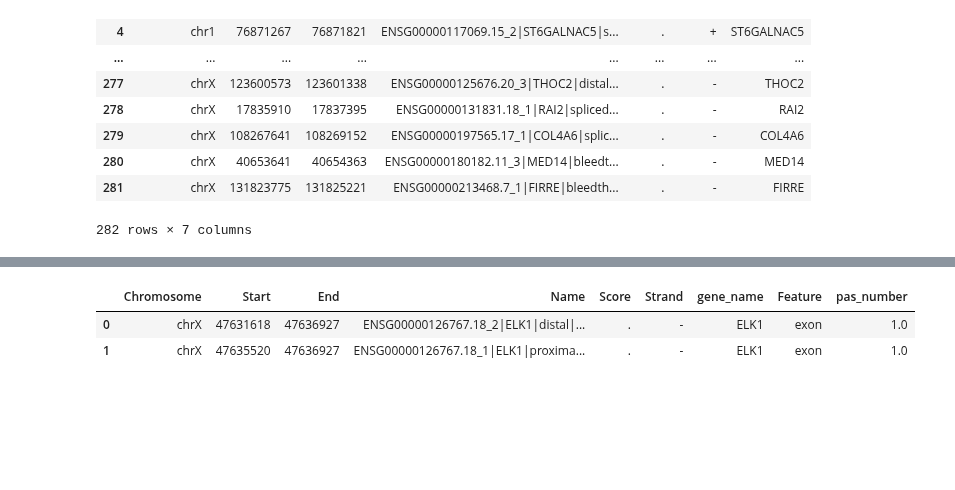
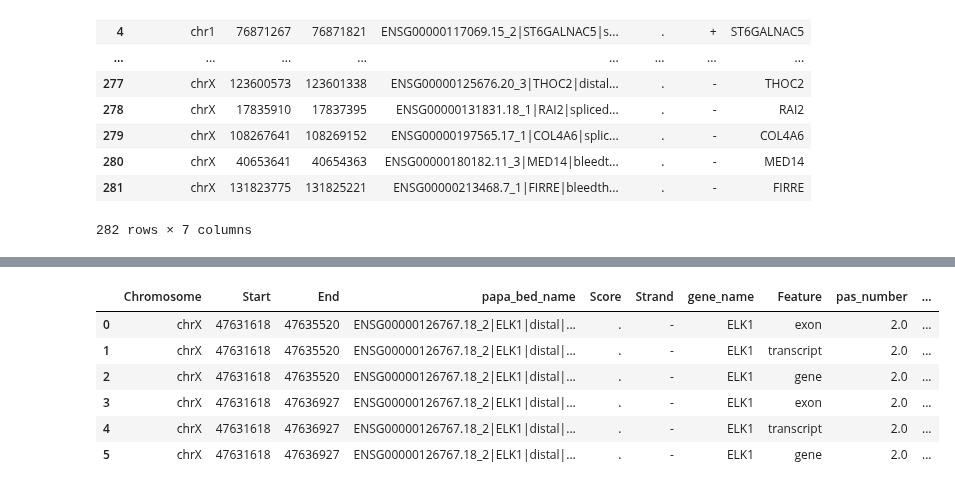
Before and after one commit to frattalab/tdp43-apa, a Jupyter notebook: slamseq/pg_papa_to_regions.ipynb, the cells around one changed output, grey strips where cells are left out. Saved outputs shown, nothing was run; the diff lists cells and outputs as text; code cells hidden in the pictures; blank space fills up the shorter version.

Commit message:
full owrkflow for PAPA events...

```diff
--- a/slamseq/pg_papa_to_regions.ipynb
+++ b/slamseq/pg_papa_to_regions.ipynb
@@ -230,0 +465,7 @@ papa_cryp_bed_upd
+# %%
+# For PAPA defined events, am going to assign transcript ID as le_id
+# for distal unique regions, add suffix to transcript ID so represented separately
+papa_cryp_dist_uniq.transcript_id = papa_cryp_dist_uniq.Name.str.split("\\|", expand=True)[0] + "__distal"
+papa_cryp_dist.transcript_id = papa_cryp_dist.Name.str.split("\\|", expand=True)[0]
+
+papa_cryp_dist
@@ -230,0 +486,7 @@ papa_cryp_bed_upd
+# %%
+# need to create 'gene', 'transcript' and 'exon' entries
+# exon already present
+grs = [papa_cryp_dist.assign("Feature", lambda df: pd.Series([feat]*len(df), index=df.index)) for feat in ["transcript", "gene"]]
+# combine into single gr
+papa_cryp_dists = pr.concat([papa_cryp_dist, *grs])
+papa_cryp_dists.Feature.value_counts()
@@ -230,0 +499,6 @@ papa_cryp_bed_upd
+# %%
+# repeat for unique regions
+grs = [papa_cryp_dist_uniq.assign("Feature", lambda df: pd.Series([feat]*len(df), index=df.index)) for feat in ["transcript", "gene"]]
+# combine into single gr
+papa_cryp_dist_uniqs = pr.concat([papa_cryp_dist_uniq, *grs])
+papa_cryp_dist_uniqs.Feature.value_counts()
@@ -230,0 +511,6 @@ papa_cryp_bed_upd
+# %%
+# combine into single GTF
+comb_gtf = pr.concat([papa_cryp_dist_uniqs, papa_cryp_dists]).sort()
+comb_gtf = comb_gtf.apply(lambda df: df.rename(columns={"Name": "papa_bed_name"}))
+comb_gtf.le_id = comb_gtf.transcript_id.str.removesuffix("__distal")
+comb_gtf
@@ -231,6 +531,10 @@ papa_cryp_bed_upd
 # %%
-papa_cryp_bed_upd.subset(lambda df: df.gene_name == "ELK1")
+comb_gtf.subset(lambda df: df.gene_name == "ELK1")
 # %% [output]
-|  | Chromosome | Start | End | Name | Score | Strand | gene_name | Feature | pas_number |
-| 0 | chrX | 47631618 | 47636927 | ENSG00000126767.18_2|ELK1|distal|... | . | - | ELK1 | exon | 1.0 |
-| 1 | chrX | 47635520 | 47636927 | ENSG00000126767.18_1|ELK1|proxima... | . | - | ELK1 | exon | 1.0 |
+|  | Chromosome | Start | End | papa_bed_name | Score | Strand | gene_name | Feature | pas_number | ... |
+| 0 | chrX | 47631618 | 47635520 | ENSG00000126767.18_2|ELK1|distal|... | . | - | ELK1 | exon | 2.0 | ... |
+| 1 | chrX | 47631618 | 47635520 | ENSG00000126767.18_2|ELK1|distal|... | . | - | ELK1 | transcript | 2.0 | ... |
+| 2 | chrX | 47631618 | 47635520 | ENSG00000126767.18_2|ELK1|distal|... | . | - | ELK1 | gene | 2.0 | ... |
+| 3 | chrX | 47631618 | 47636927 | ENSG00000126767.18_2|ELK1|distal|... | . | - | ELK1 | exon | 2.0 | ... |
+| 4 | chrX | 47631618 | 47636927 | ENSG00000126767.18_2|ELK1|distal|... | . | - | ELK1 | transcript | 2.0 | ... |
+| 5 | chrX | 47631618 | 47636927 | ENSG00000126767.18_2|ELK1|distal|... | . | - | ELK1 | gene | 2.0 | ... |
```
Also changed, not shown: parts of 27 cells of this notebook.
